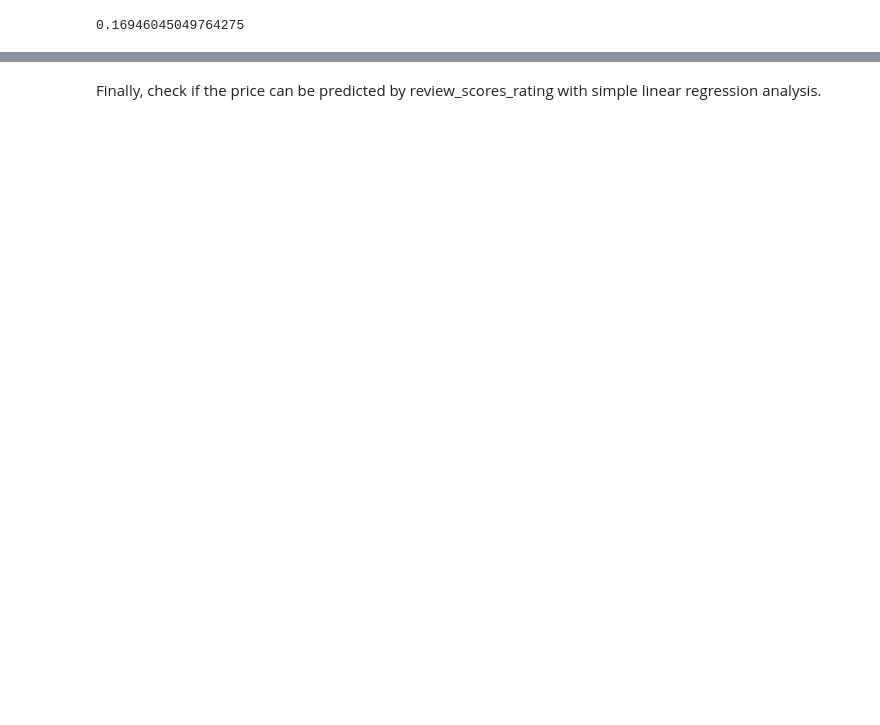
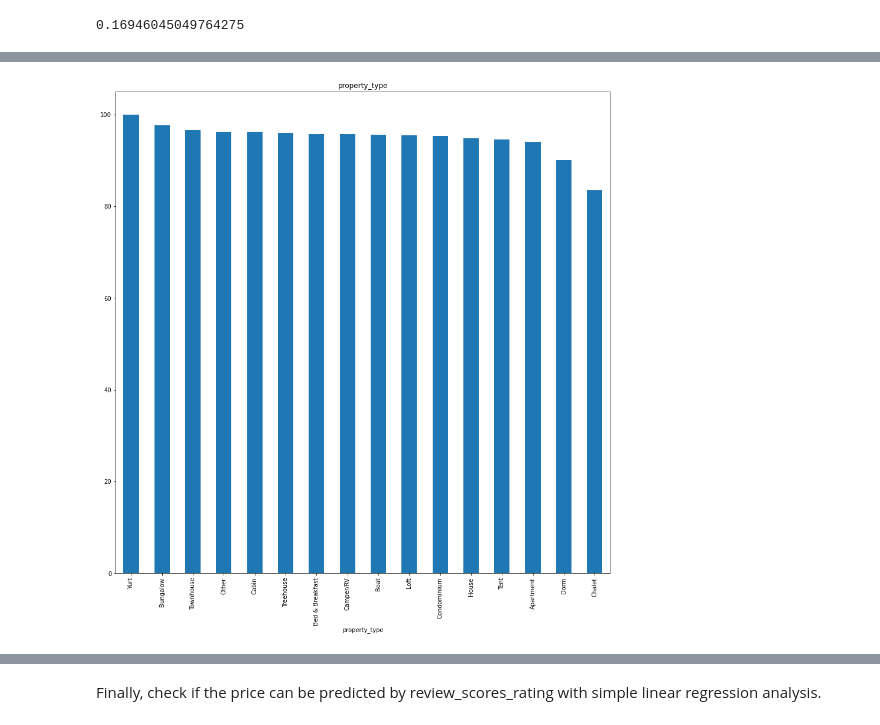
Before and after one commit to unoszte0291/seattle_airbnb_data, a Jupyter notebook: Write A Data Science Blog Post.ipynb, the cells around one changed output, grey strips where cells are left out. Cells and saved outputs as stored; diff of their text form; code cells hidden in the pictures; blank space fills up the shorter version.

```diff
--- a/Write A Data Science Blog Post.ipynb
+++ b/Write A Data Science Blog Post.ipynb
@@ -372,0 +403,6 @@ And you can imagine what type of accommodation is highly rated.
+# %%
+# visualization of property_type
+property_type.plot(kind="bar")
+plt.title("property_type");
+# %% [output]
+[figure, added]
```
Also changed, not shown: parts of 24 cells of this notebook.
